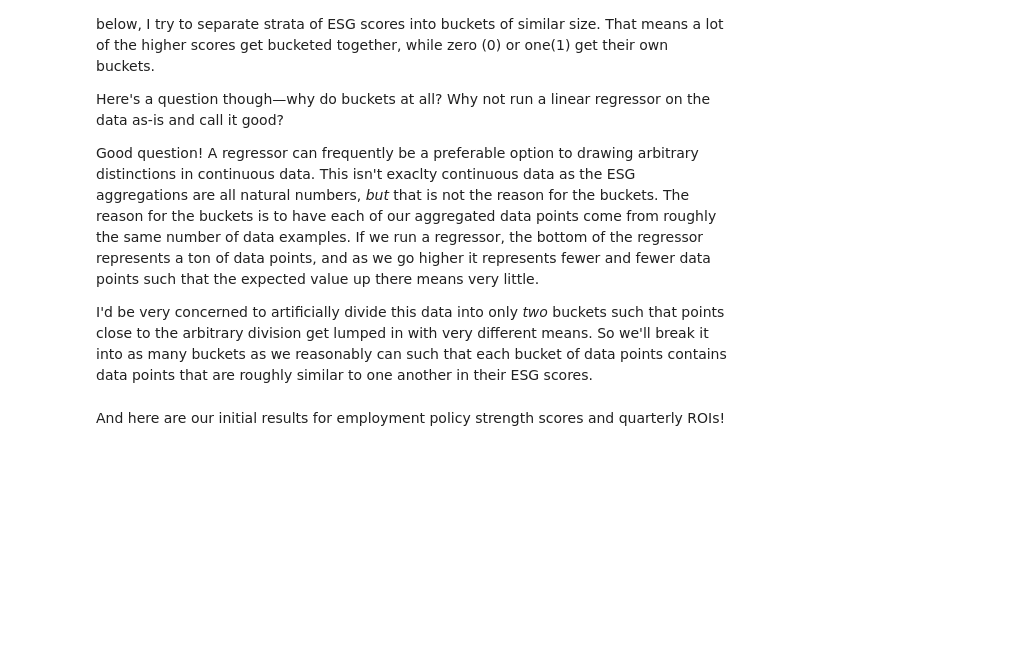
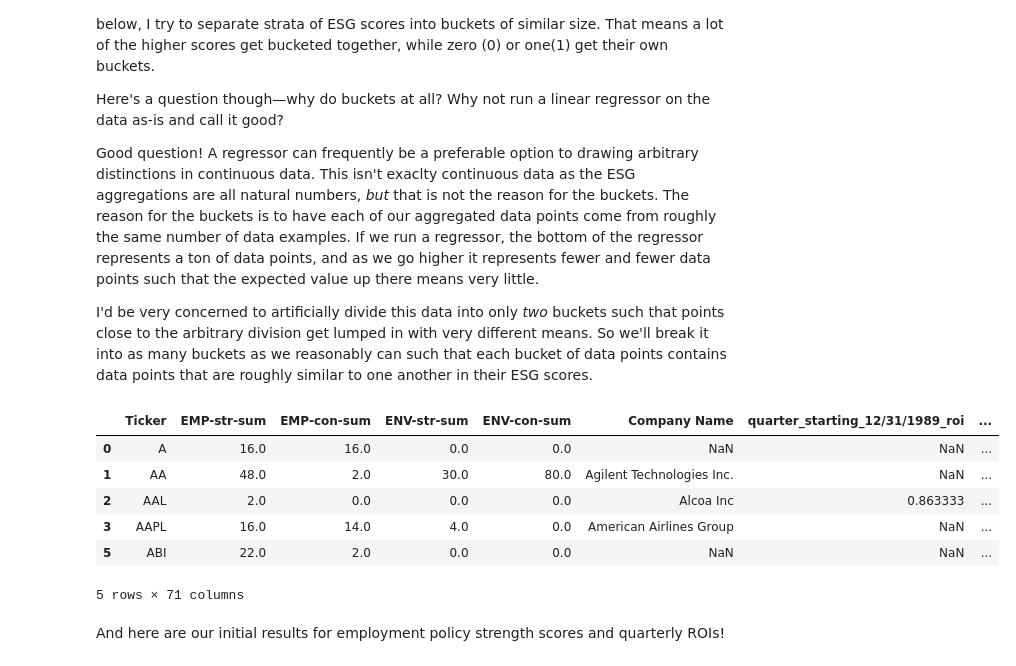
Before and after one commit to chelseatroy/fund_scale, a Jupyter notebook: data_explo/Exploring S&P Ethical Index Data.ipynb, the cells around one changed output. Drawn from its saved outputs; the diff is of its cells as text; code cells hidden in the pictures; blank space fills up the shorter version.

```diff
--- a/data_explo/Exploring S&P Ethical Index Data.ipynb
+++ b/data_explo/Exploring S&P Ethical Index Data.ipynb
@@ -186,3 +219,4 @@ prices_for_esg_companies = returns_df[returns_df["Ticker"].isin(tickers)] #get t
 # %%
-relevant_esgs = esg_marker_data[esg_marker_data["Ticker"].isin(list(prices_for_esg_companies["Ticker"]))]
+relevant_esgs = esg_marker_data[esg_marker_data["Ticker"].isin(tickers)]
 relevant_esgs = relevant_esgs.fillna(0.0) #no esg score to zero esg score
+relevant_esgs['EMP-str-sum'].unique()
@@ -189,2 +227,3 @@ relevant_esgs = relevant_esgs.fillna(0.0) #no esg score to zero esg score
 # %%
 all_data = pd.concat([relevant_esgs, prices_for_esg_companies.iloc[:,1:]], axis = 1) #put the esg and stock data in one dataframe
+all_data = all_data[np.isfinite(all_data['EMP-str-sum'])]
@@ -341,23 +444,39 @@ I'd be very concerned to artificially divide this data into only _two_ buckets s
 # %%
 def buckets(score):
     if score == 0.0:
         val = '0'
     if 0.0 < score < 2.0:
         val = '1'
     if 1.0 < score < 4.0:
         val = '2-3'
     if 3.0 < score < 6.0:
         val = '4-5'
     if 5.0 < score < 8.0:
         val = '6-7'
     if 7.0 < score < 11.0:
         val = '8-10'
     if 10.0 < score:
         val = 'Above 11'
     return val
 
+esg_sum_zero = all_data[all_data['EMP-str-sum'] == 0.0]
+twenty_examples = esg_sum_zero.sample(20)
+
+esg_sum_above_zero = all_data[all_data['EMP-str-sum'] > 0.0]
+
+emp_str_sum = pd.concat([esg_sum_above_zero, twenty_examples])
+emp_str_sum.head()
+
 emp_str_sum['emp_str_sum_grouping'] = emp_str_sum['EMP-str-sum'].apply(buckets)
 emp_str_sum.head()
+# %% [output]
+|  | Ticker | EMP-str-sum | EMP-con-sum | ENV-str-sum | ENV-con-sum | Company Name | quarter_starting_12/31/1989_roi | ... |
+| 0 | A | 16.0 | 16.0 | 0.0 | 0.0 | NaN | NaN | ... |
+| 1 | AA | 48.0 | 2.0 | 30.0 | 80.0 | Agilent Technologies Inc. | NaN | ... |
+| 2 | AAL | 2.0 | 0.0 | 0.0 | 0.0 | Alcoa Inc | 0.863333 | ... |
+| 3 | AAPL | 16.0 | 14.0 | 4.0 | 0.0 | American Airlines Group | NaN | ... |
+| 5 | ABI | 22.0 | 2.0 | 0.0 | 0.0 | NaN | NaN | ... |
+5 rows × 71 columns
 # %% [markdown]
 And here are our initial results for employment policy strength scores and quarterly ROIs!
 # %%
```
Also changed, not shown: parts of 47 cells of this notebook.
